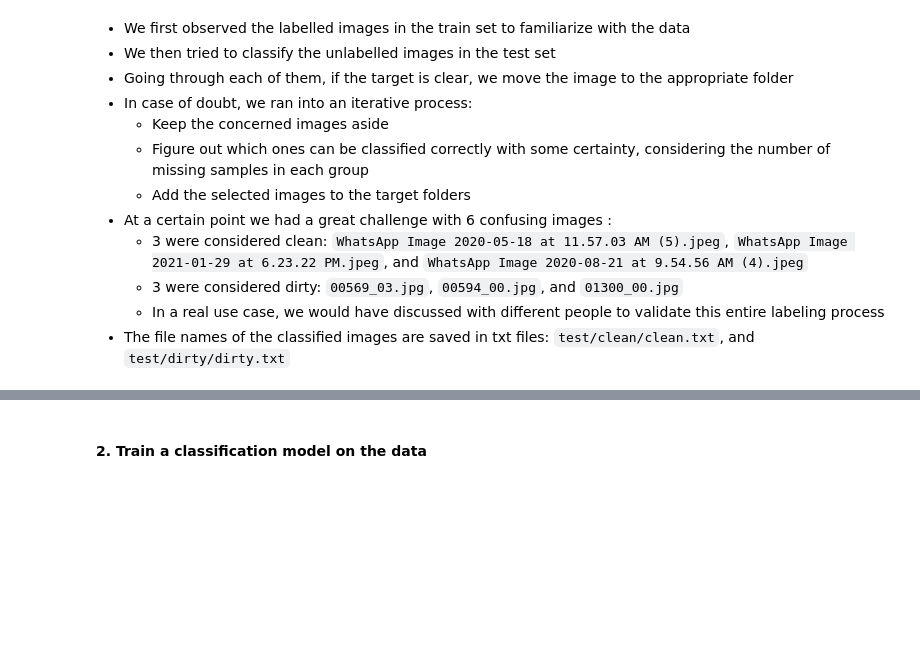
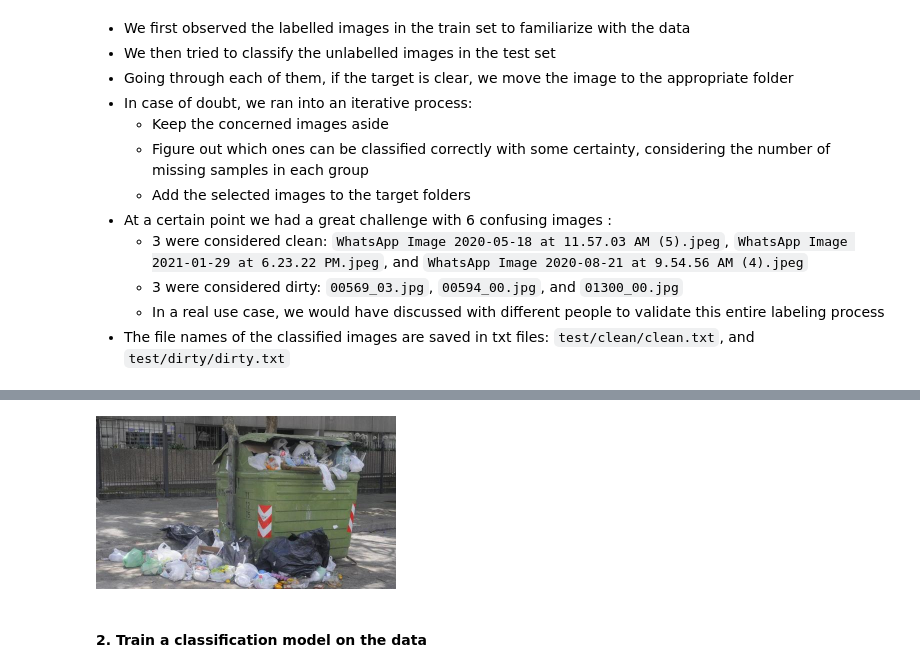
Before and after one commit to bryantchakote/test-technique-suez, a Jupyter notebook: classification_garbage/answer.ipynb, the cells around one changed output, grey strips where cells are left out. Drawn from its saved outputs; the diff is of its cells as text; code cells hidden in the pictures; blank space fills up the shorter version.

```diff
--- a/classification_garbage/answer.ipynb
+++ b/classification_garbage/answer.ipynb
@@ -18,3 +28,8 @@
+# %%
+# A dirty garbage
+Image(filename="/content/drive/MyDrive/labelled_data/train/dirty/59b578137fcbe.jpeg", width=300)
+# %% [output]
+[figure, added]
 # %% [markdown]
 #### **2. Train a classification model on the data**
 # %% [markdown]
```
Also changed, not shown: parts of 21 cells of this notebook.
